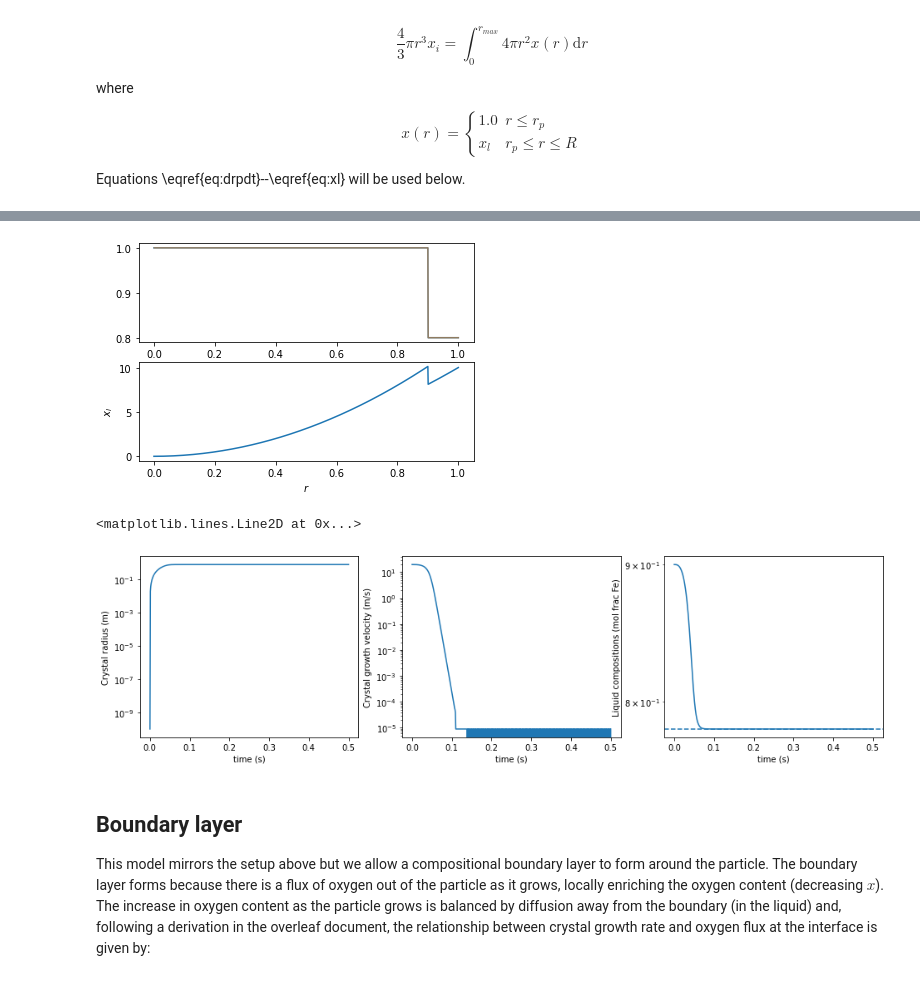
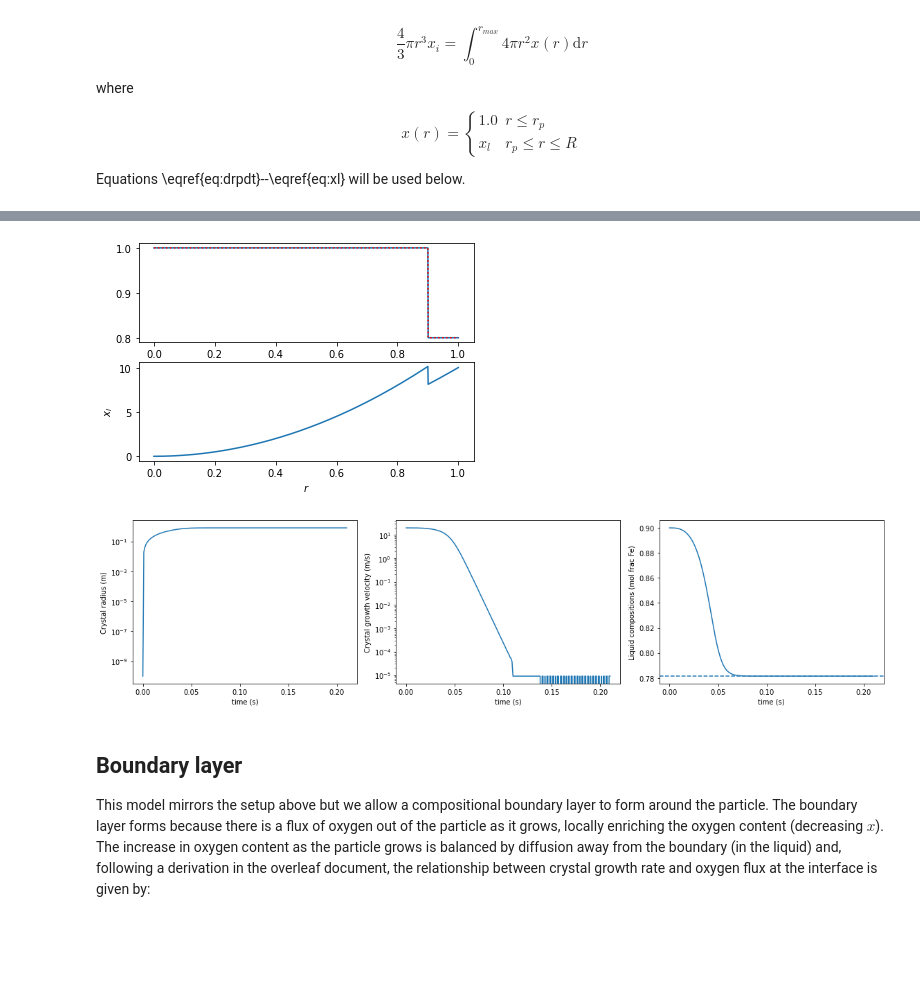
Before and after one commit to andreww/slurry, a Jupyter notebook: growth_with_boundary_layer.ipynb, the cells around one changed output, grey strips where cells are left out. Drawn from its saved outputs; the diff is of its cells as text; code cells hidden in the pictures; blank space fills up the shorter version.

```diff
--- a/growth_with_boundary_layer.ipynb
+++ b/growth_with_boundary_layer.ipynb
@@ -173,17 +173,17 @@ rp       v        xl       vf       error
 # %%
 # Quick plot of the composition
 # Lower plot shows effect of spherical geometry
-r = np.linspace(0.0, rtot, 1000)
+r = np.linspace(1.0E-12, rtot, 1000)
 fig, ax = plt.subplots(nrows=2)
 plt.xlabel("$r$")
 plt.ylabel("$x_l$")
 ax[0].plot(r, x_r_well_mixed(r, 0.9, 0.80))
-ax[0].plot(r, intergrand_well_mixed(r, 0.9, 0.80)/(4*np.pi*r*r), alpha=0.5)
+ax[0].plot(r, intergrand_well_mixed(r, 0.9, 0.80)/(4*np.pi*r**2), 'r:')
 ax[1].plot(r, intergrand_well_mixed(r, 0.9, 0.80))
 
 plt.show()
 # %% [output]
-[figure, old version]
+[figure, new version]
 # %%
 # Forward Euler solution for evolution in a well mixed fixed box...
 
@@ -194,7 +194,7 @@ xi           = 0.9     # Overall composition, mol frac Fe
 k0           = 150.0   # growth rate prefactor, m/s
 r_tot        = 1.0     # initial box radius
 time_step    = 0.001   # s
-total_time   = 0.50    # s
+total_time   = 0.21    # s
 total_volume = (4.0/3.0) * np.pi * r_tot**3
 
 # For plotting only - what is equilibrium?
@@ -219,36 +219,38 @@ errors.append(error)
 
 while time < total_time:
     # grow particles
     rp           = rp + v*time_step
     solid_volume = (4.0/3.0) * np.pi * r**3
     v, xl, error = well_mixed_growth_rate(rp, xi, rtot, t, p, k0)
     time         = time + time_step
     rs.append(rp)
     ts.append(time)
     vs.append(v)
     x_ls.append(xl)
     errors.append(error)
 
 fig, (ax1,ax2,ax3) = plt.subplots(1, 3, figsize=(16,4))
 
 ax1.set_yscale("log")
 ax1.plot(ts, rs)
 ax1.set_xlabel('time (s)')
 ax1.set_ylabel('Crystal radius (m)')
 
 ax2.set_yscale("log")
 ax2.plot(ts, vs)
 ax2.set_xlabel('time (s)')
 ax2.set_ylabel('Crystal growth velocity (m/s)')
 
-ax3.set_yscale("log")
+#ax3.set_yscale("log")
 ax3.plot(ts, x_ls)
 ax3.set_xlabel('time (s)')
 ax3.set_ylabel('Liquid compositions (mol frac Fe)')
 ax3.axhline(x_lq_eq, ls='--')
+
+fig.tight_layout()
+plt.show()
 # %% [output]
-<matplotlib.lines.Line2D at 0x...>
-[figure, old version]
+[figure, new version]
 # %% [markdown]
 ## Boundary layer
 
```
Also changed, not shown: parts of 11 cells of this notebook, 2 other files.
